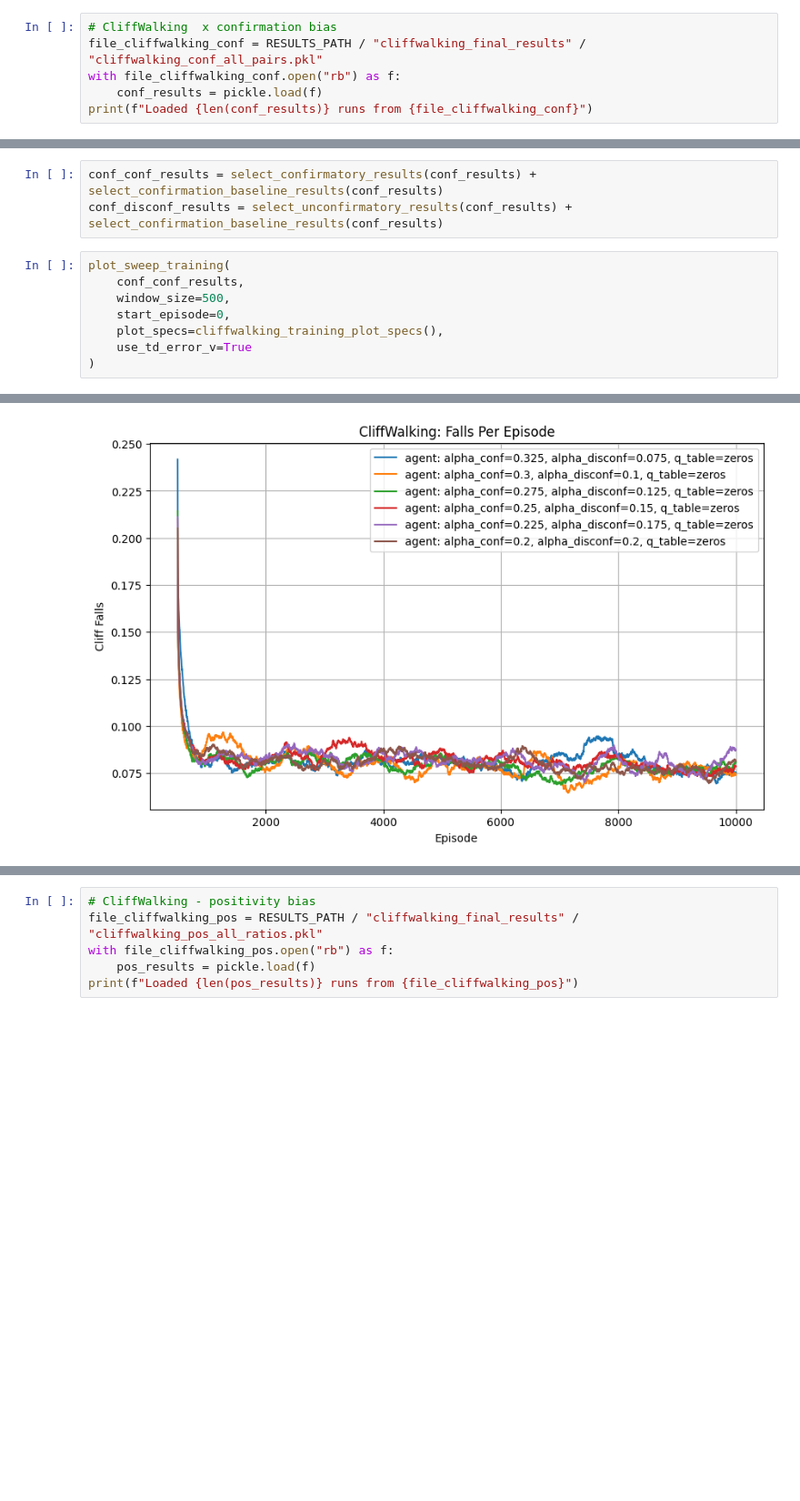
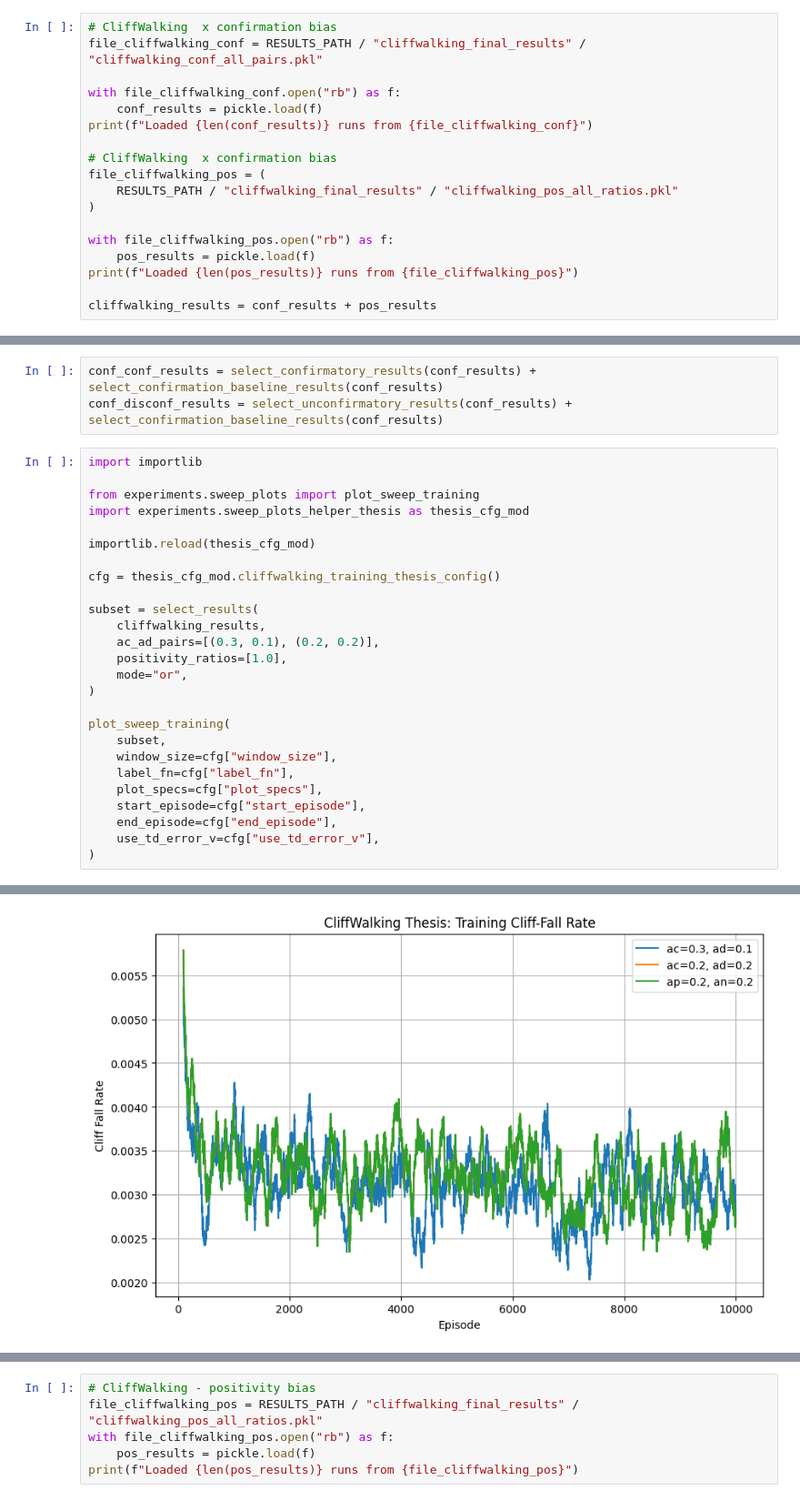
Before and after one commit to kallioaa/frustration_msc, a Jupyter notebook: src/prod_notebooks/assymetric_rl/thesis_plots.ipynb, the cells around one changed output, grey strips where cells are left out. Shown at 91% size. Cells and saved outputs as stored; diff of their text form; blank space fills up the shorter version.

Commit message:
thesis plotting changes

```diff
--- a/src/prod_notebooks/assymetric_rl/thesis_plots.ipynb
+++ b/src/prod_notebooks/assymetric_rl/thesis_plots.ipynb
@@ -144,8 +318,20 @@ print(f"Loaded {len(pos_results)} runs from {file_taxi_pos}")
 # %%
 # CliffWalking  x confirmation bias
 file_cliffwalking_conf = RESULTS_PATH / "cliffwalking_final_results" / "cliffwalking_conf_all_pairs.pkl"
+
 with file_cliffwalking_conf.open("rb") as f:
     conf_results = pickle.load(f)
 print(f"Loaded {len(conf_results)} runs from {file_cliffwalking_conf}")
+
+# CliffWalking  x confirmation bias
+file_cliffwalking_pos = (
+    RESULTS_PATH / "cliffwalking_final_results" / "cliffwalking_pos_all_ratios.pkl"
+)
+
+with file_cliffwalking_pos.open("rb") as f:
+    pos_results = pickle.load(f)
+print(f"Loaded {len(pos_results)} runs from {file_cliffwalking_pos}")
+
+cliffwalking_results = conf_results + pos_results
 # %% [output]
 Loaded 165 runs from outputs/sweeps/cliffwalking_final_results/cliffwalking_conf_all_pairs.pkl
@@ -153,11 +340,29 @@ Loaded 165 runs from outputs/sweeps/cliffwalking_final_results/cliffwalking_conf
 conf_conf_results = select_confirmatory_results(conf_results) + select_confirmation_baseline_results(conf_results)
 conf_disconf_results = select_unconfirmatory_results(conf_results) + select_confirmation_baseline_results(conf_results)
 # %%
+import importlib
+
+from experiments.sweep_plots import plot_sweep_training
+import experiments.sweep_plots_helper_thesis as thesis_cfg_mod
+
+importlib.reload(thesis_cfg_mod)
+
+cfg = thesis_cfg_mod.cliffwalking_training_thesis_config()
+
+subset = select_results(
+    cliffwalking_results,
+    ac_ad_pairs=[(0.3, 0.1), (0.2, 0.2)],
+    positivity_ratios=[1.0],
+    mode="or",
+)
+
 plot_sweep_training(
-    conf_conf_results,
-    window_size=500,
-    start_episode=0,
-    plot_specs=cliffwalking_training_plot_specs(),
-    use_td_error_v=True
+    subset,
+    window_size=cfg["window_size"],
+    label_fn=cfg["label_fn"],
+    plot_specs=cfg["plot_specs"],
+    start_episode=cfg["start_episode"],
+    end_episode=cfg["end_episode"],
+    use_td_error_v=cfg["use_td_error_v"],
 )
 # %% [output]
@@ -166 +371 @@ plot_sweep_training(
-[figure, old version]
+[figure, new version]
```
Also changed, not shown: parts of 9 cells of this notebook.
